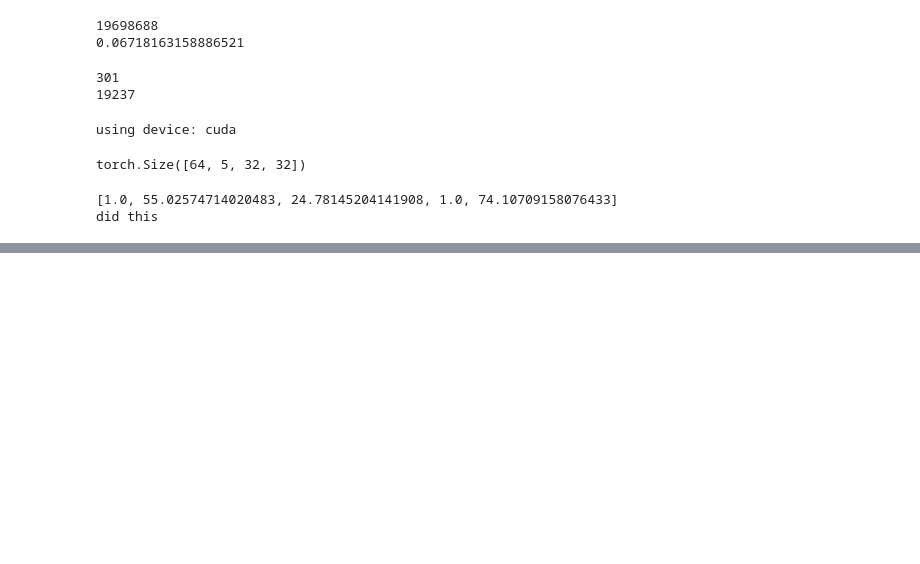
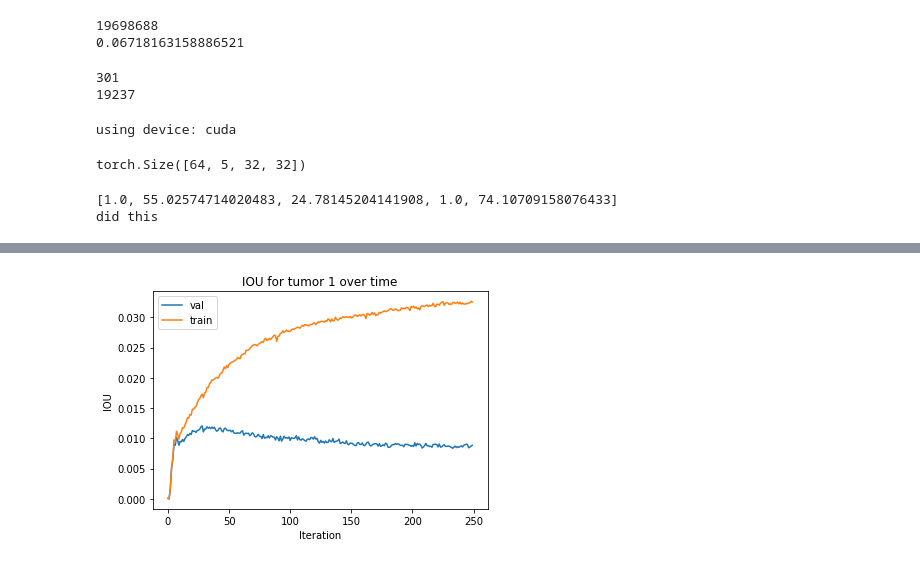
Before and after one commit to aguilarmg/cs221-final-project, a Jupyter notebook: All Tumor Segmentation - Report v1.ipynb, the cells around one changed output, grey strips where cells are left out. Drawn from its saved outputs; the diff is of its cells as text; code cells hidden in the pictures; blank space fills up the shorter version.

```diff
--- a/All Tumor Segmentation - Report v1.ipynb
+++ b/All Tumor Segmentation - Report v1.ipynb
@@ -392,12 +449,14 @@ fig.savefig('IOU for no tumor (5 classes) - Poster.png')
 # %%
 fig = plt.figure()
 plt.title('IOU for tumor 1 over time')
 plt.xlabel('Iteration')
 plt.ylabel('IOU')
-plt.plot(range(val_hist.shape[0]), val_hist[:,1], label='val')
-plt.plot(range(train_hist.shape[0]), train_hist[:,1], label='train')
+plt.plot(range(len(averaged_val_iou_1)), averaged_val_iou_1, label='val')
+plt.plot(range(len(averaged_train_iou_1)), averaged_train_iou_1, label='train')
 plt.legend()
-fig.savefig('IOU for tumor 1 (5 classes) - Poster.png')
+fig.savefig('final_report_imgs/Averaged IOU for tumor 1 (5 classes, 250 epochs) - Report.png')
+# %% [output]
+[figure, added]
 # %%
 fig = plt.figure()
 plt.title('IOU for tumor 2 over time')
```
Also changed, not shown: parts of 16 cells of this notebook, 16 other files.
